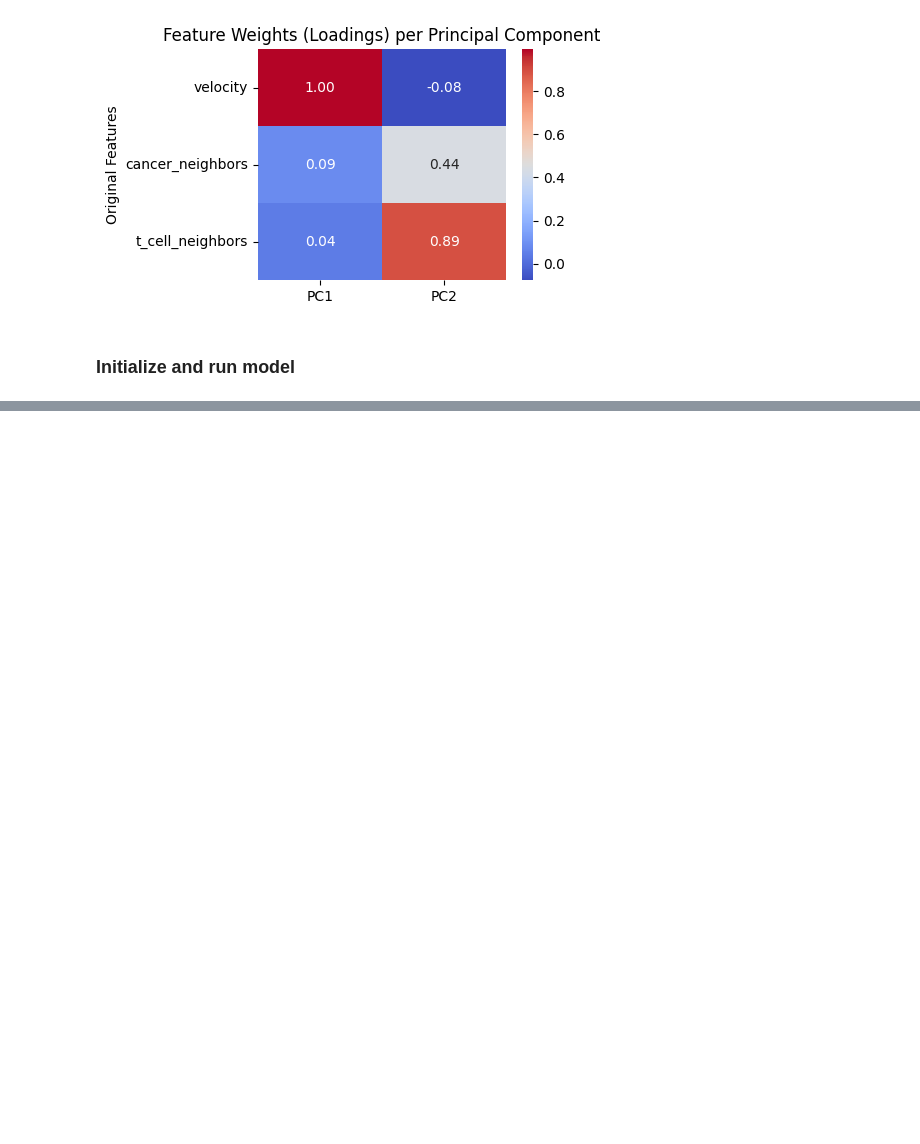
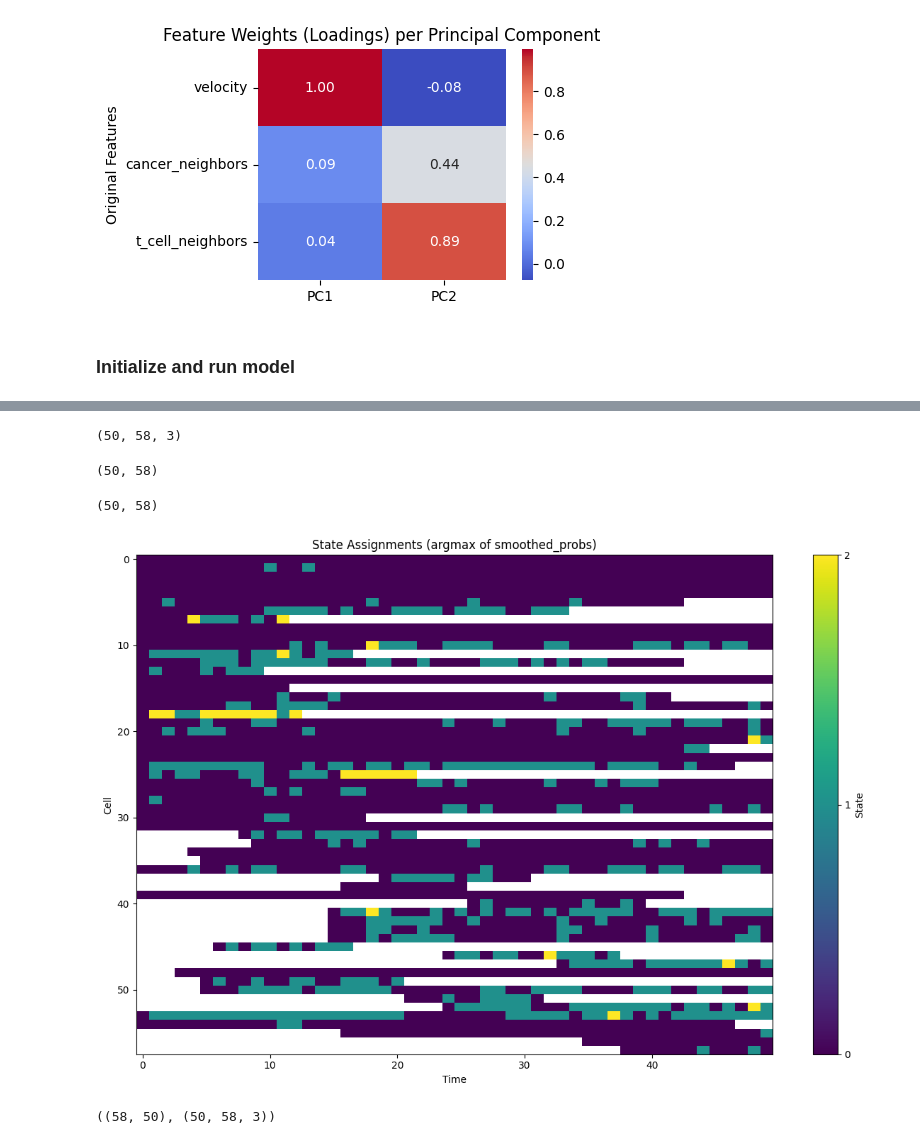
Before and after one commit to bee-hive/treeHMM, a Jupyter notebook: notebooks/tarHMM_runs/t_cell/gt_crops/tarHMM_model_dryrun_t_cell_example.ipynb, the cells around one changed output, grey strips where cells are left out. Cells and saved outputs as stored; diff of their text form; code cells hidden in the pictures; blank space fills up the shorter version.

```diff
--- a/notebooks/tarHMM_runs/t_cell/gt_crops/tarHMM_model_dryrun_t_cell_example.ipynb
+++ b/notebooks/tarHMM_runs/t_cell/gt_crops/tarHMM_model_dryrun_t_cell_example.ipynb
@@ -386,6 +387,4 @@ hasattr(jax.interpreters.xla, 'pytype_aval_mappings')
 num_states = 3
 emission_dim = 3
 num_lags = 1
-# %%
-emissions = np.load("/gladstone/engelhardt/lab/jutran/lci/treeHMM/notebooks/data/example_t_cell_emissions_array.npy")
 # %%
@@ -395,10 +396,10 @@ arhmm = tARHMM(num_states, emission_dim, num_lags=num_lags)
 params, props = arhmm.initialize(key=jr.PRNGKey(1), method="kmeans", emissions=emissions)
 inputs = arhmm.compute_inputs(
     jnp.array(emissions),
-    jnp.array(parent_indices),
-    jnp.array(is_division_mask),
-    jnp.array(is_new_root_mask),
-    jnp.array(active_mask),
+    jnp.array(data['parent_indices']),
+    jnp.array(data['is_division_mask']),
+    jnp.array(data['is_new_root_mask']),
+    jnp.array(data['active_mask']),
 )
 # %%
 batched_emissions = jnp.stack([emissions,emissions])
@@ -410,10 +411,10 @@ batched_is_new_root_mask = jnp.stack([is_new_root_mask, is_new_root_mask])
 # %%
 batched_emissions = emissions
 batched_inputs = inputs
-batched_parent_indices = parent_indices
-batched_is_division_mask = is_division_mask
-batched_active_mask = active_mask
-batched_is_new_root_mask = is_new_root_mask
+batched_parent_indices = data['parent_indices']
+batched_is_division_mask = data['is_division_mask']
+batched_active_mask = data['active_mask']
+batched_is_new_root_mask = data['is_new_root_mask']
 # %%
 fitted_params, lps = arhmm.fit_em(params, props, batched_emissions, inputs=batched_inputs,
     parent_indices=batched_parent_indices,
@@ -445,6 +493,32 @@ plt.imshow(posterior.predicted_probs[:,10,:].T, aspect="auto", interpolation="no
 # %%
 posterior.smoothed_probs.shape
+# %% [output]
+(50, 58, 3)
 # %%
-state_assignments = jnp.argmax(posterior.smoothed_probs, axis=-1)  # (50, 110)
+state_assignments = jnp.argmax(posterior.smoothed_probs, axis=-1)
+state_assignments.shape
+# %% [output]
+(50, 58)
+# %%
+max_probs = jnp.max(posterior.smoothed_probs, axis=-1)
+max_probs.shape
+# %% [output]
+(50, 58)
 # %%
-state_assignments
+masked_state_assignments = jnp.where(jnp.isnan(max_probs.T), jnp.nan, state_assignments.T)
+
+fig, ax = plt.subplots(figsize=(12, 8))
+im = ax.imshow(masked_state_assignments, aspect="auto", interpolation="none", cmap="viridis", origin="upper")
+ax.set_xlabel("Time")
+ax.set_ylabel("Cell")
+ax.set_title("State Assignments (argmax of smoothed_probs)")
+cbar = plt.colorbar(im, ax=ax, ticks=range(num_states))
+cbar.set_label("State")
+plt.tight_layout()
+plt.show()
+# %% [output]
+[figure, added]
+# %%
+masked_state_assignments.shape, emissions.shape
+# %% [output]
+((58, 50), (50, 58, 3))
```
Also changed, not shown: parts of 13 cells of this notebook.
